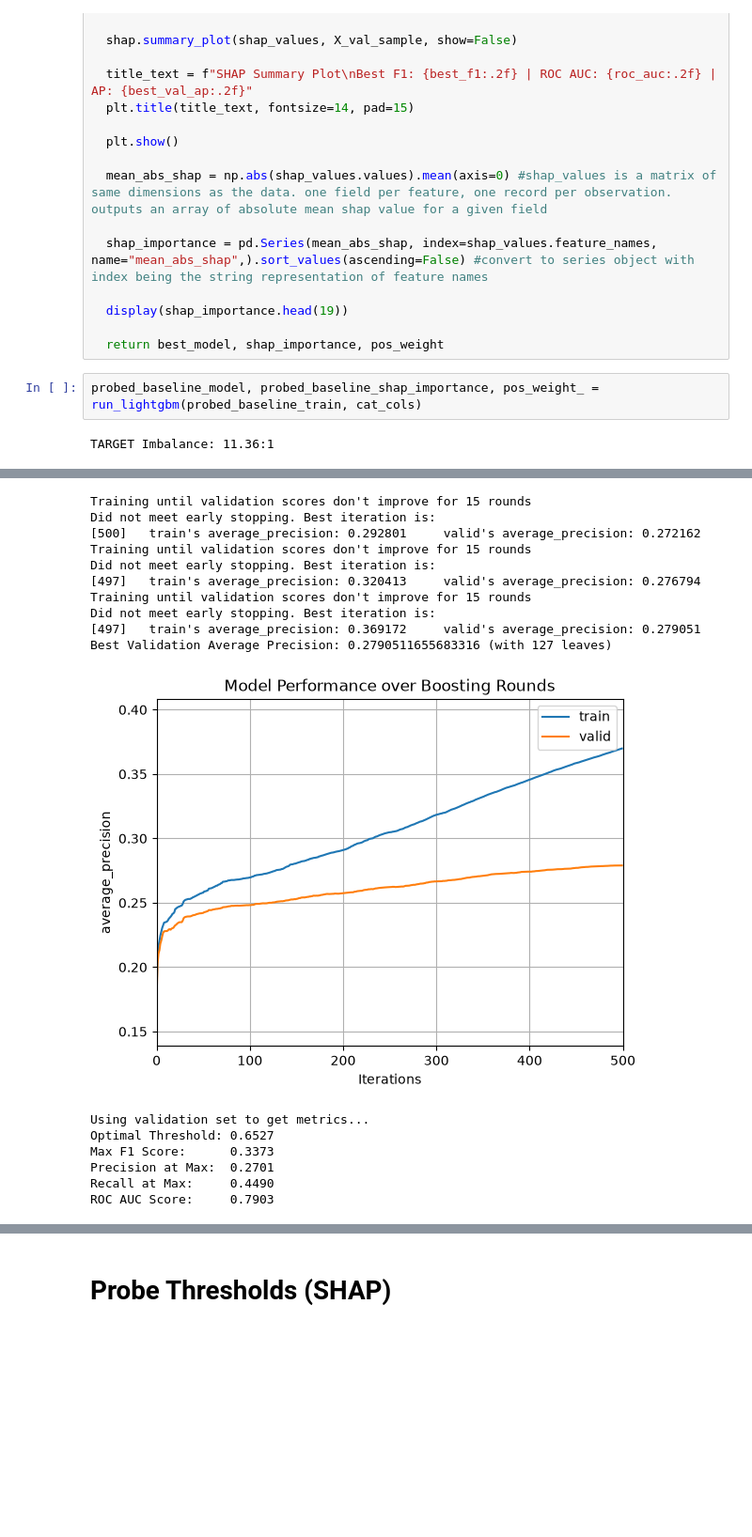
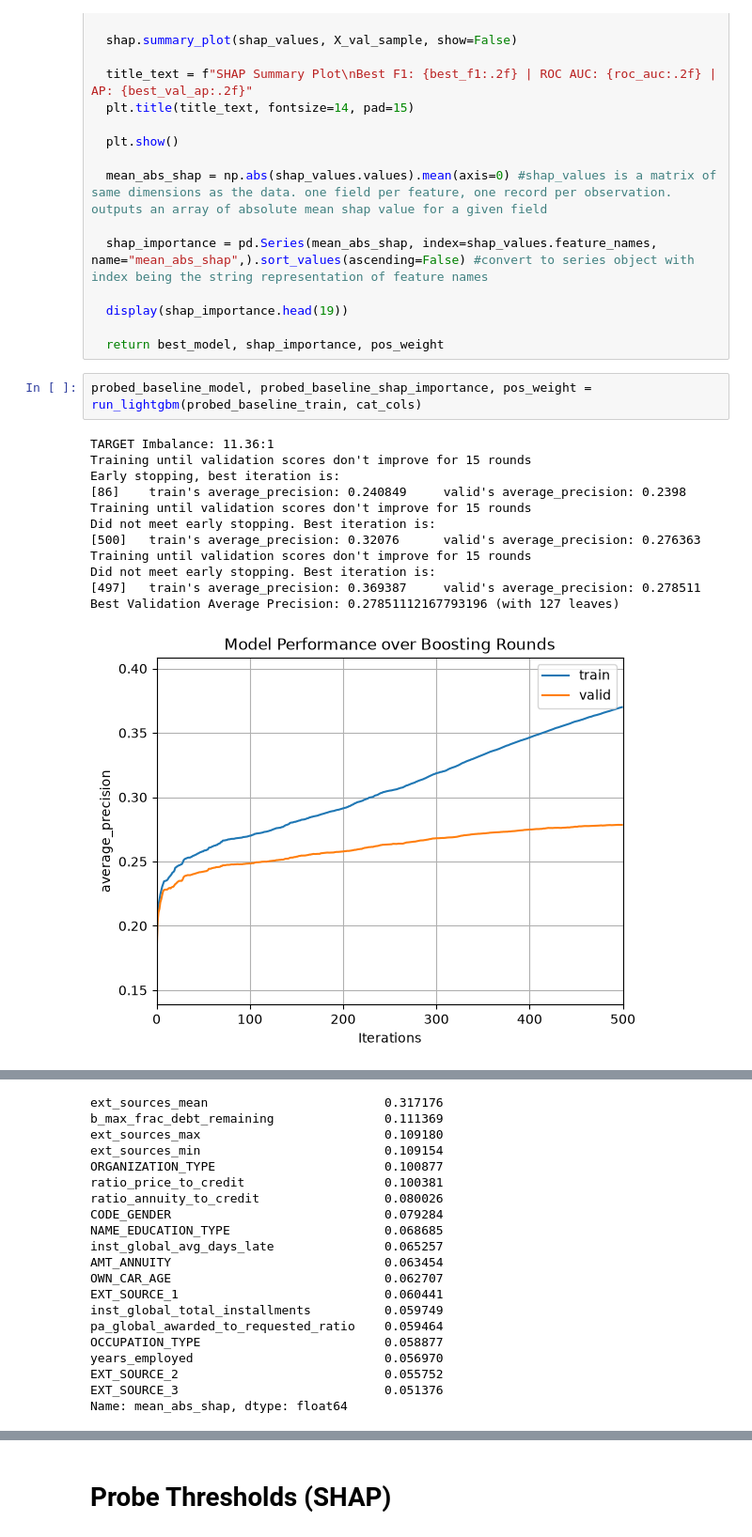
Before and after one commit to harveywhelan/credit-risk-prediction-lightgbm, a Jupyter notebook: notebooks/default_risk_exploration_pruning_tuning.ipynb, the cells around one changed output, grey strips where cells are left out. Shown at 94% size. Saved outputs shown, nothing was run; the diff lists cells and outputs as text; blank space fills up the shorter version.

```diff
--- a/notebooks/default_risk_exploration_pruning_tuning.ipynb
+++ b/notebooks/default_risk_exploration_pruning_tuning.ipynb
@@ -820,6 +807,17 @@ def run_lightgbm(train_data, cat_features, bparams=None):
 
   return best_model, shap_importance, pos_weight
 # %%
-probed_baseline_model, probed_baseline_shap_importance, pos_weight_ = run_lightgbm(probed_baseline_train, cat_cols)
+probed_baseline_model, probed_baseline_shap_importance, pos_weight = run_lightgbm(probed_baseline_train, cat_cols)
 # %% [output]
 TARGET Imbalance: 11.36:1
+Training until validation scores don't improve for 15 rounds
+Early stopping, best iteration is:
+[86]    train's average_precision: 0.240849     valid's average_precision: 0.2398
+Training until validation scores don't improve for 15 rounds
+Did not meet early stopping. Best iteration is:
+[500]   train's average_precision: 0.32076      valid's average_precision: 0.276363
+Training until validation scores don't improve for 15 rounds
+Did not meet early stopping. Best iteration is:
+[497]   train's average_precision: 0.369387     valid's average_precision: 0.278511
+Best Validation Average Precision: 0.27851112167793196 (with 127 leaves)
+[figure]
@@ -843,17 +831,20 @@ TARGET Imbalance: 11.36:1
-Training until validation scores don't improve for 15 rounds
-Did not meet early stopping. Best iteration is:
-[500]   train's average_precision: 0.292801     valid's average_precision: 0.272162
-Training until validation scores don't improve for 15 rounds
-Did not meet early stopping. Best iteration is:
-[497]   train's average_precision: 0.320413     valid's average_precision: 0.276794
-Training until validation scores don't improve for 15 rounds
-Did not meet early stopping. Best iteration is:
-[497]   train's average_precision: 0.369172     valid's average_precision: 0.279051
-Best Validation Average Precision: 0.2790511655683316 (with 127 leaves)
+ext_sources_mean                        0.317176
+b_max_frac_debt_remaining               0.111369
+ext_sources_max                         0.109180
+ext_sources_min                         0.109154
+ORGANIZATION_TYPE                       0.100877
+ratio_price_to_credit                   0.100381
+ratio_annuity_to_credit                 0.080026
+CODE_GENDER                             0.079284
+NAME_EDUCATION_TYPE                     0.068685
+inst_global_avg_days_late               0.065257
+AMT_ANNUITY                             0.063454
+OWN_CAR_AGE                             0.062707
+EXT_SOURCE_1                            0.060441
+inst_global_total_installments          0.059749
+pa_global_awarded_to_requested_ratio    0.059464
+OCCUPATION_TYPE                         0.058877
+years_employed                          0.056970
+EXT_SOURCE_2                            0.055752
+EXT_SOURCE_3                            0.051376
+Name: mean_abs_shap, dtype: float64
-[figure]
-Using validation set to get metrics...
-Optimal Threshold: 0.6527
-Max F1 Score:      0.3373
-Precision at Max:  0.2701
-Recall at Max:     0.4490
-ROC AUC Score:     0.7903
```
Also changed, not shown: parts of 14 cells of this notebook.
